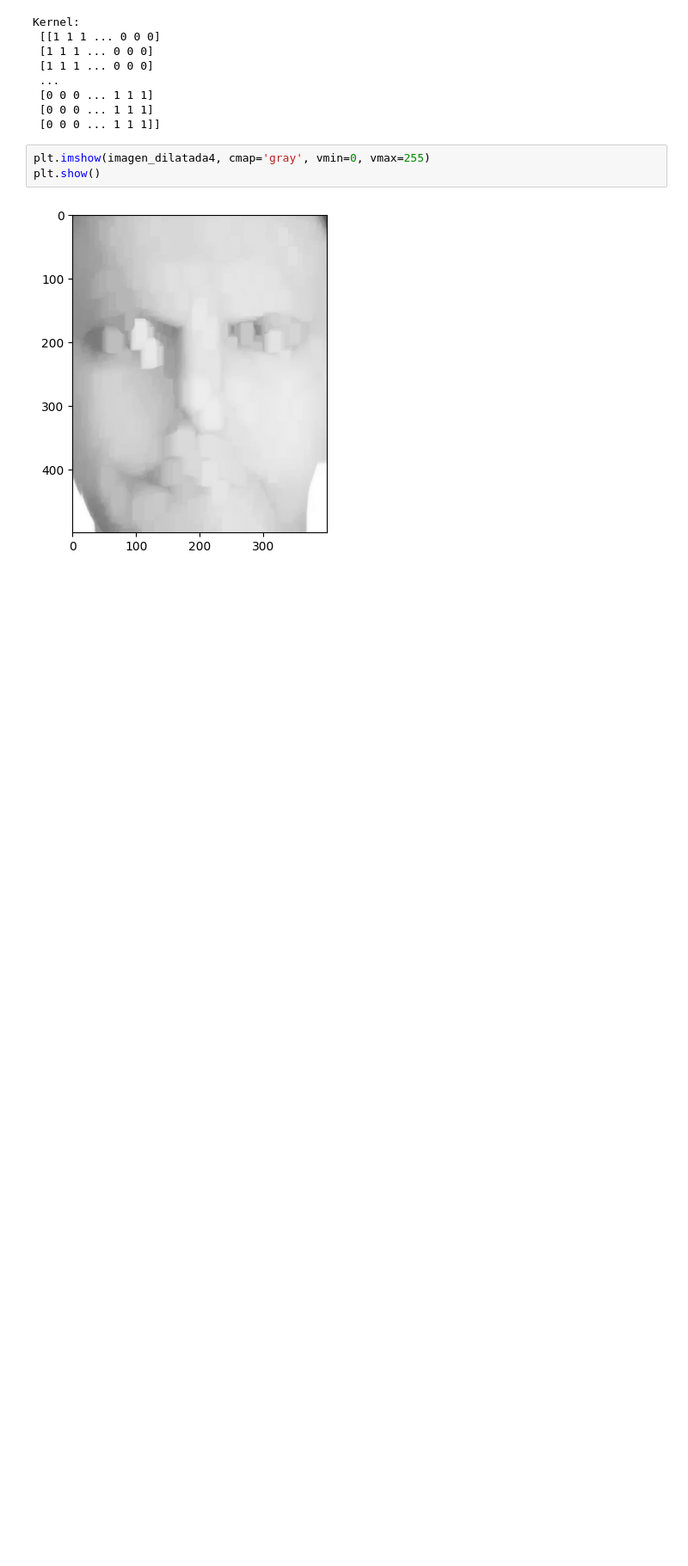
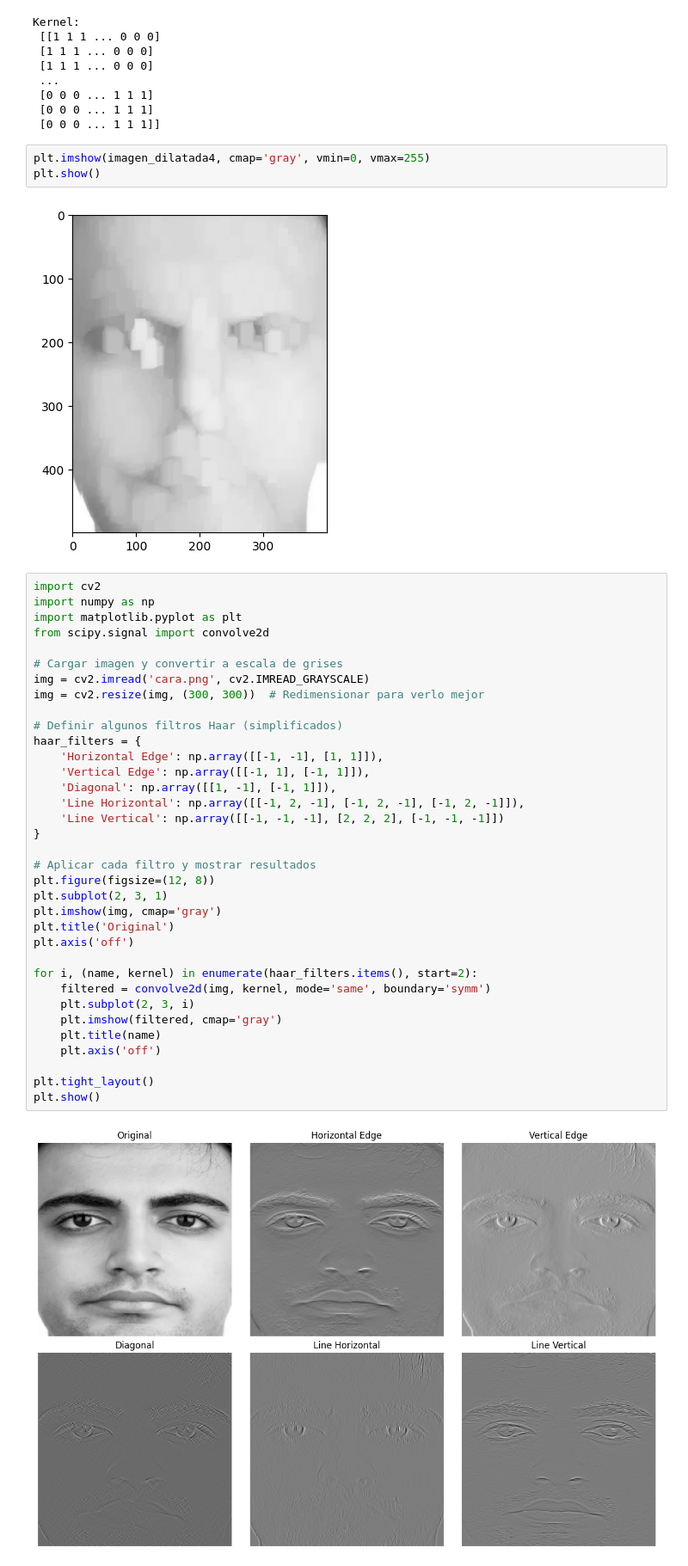
Before and after one commit to pabcannav/proyectoPID, a Jupyter notebook: cascadas_propias/cascadas.ipynb, the cells around one changed output. Shown at 86% size. Drawn from its saved outputs; the diff is of its cells as text; blank space fills up the shorter version.

```diff
--- a/cascadas_propias/cascadas.ipynb
+++ b/cascadas_propias/cascadas.ipynb
@@ -126,3 +120,40 @@ plt.imshow(imagen_dilatada4, cmap='gray', vmin=0, vmax=255)
 plt.show()
 # %% [output]
 [figure]
+# %%
+import cv2
+import numpy as np
+import matplotlib.pyplot as plt
+from scipy.signal import convolve2d
+
+# Cargar imagen y convertir a escala de grises
+img = cv2.imread('cara.png', cv2.IMREAD_GRAYSCALE)
+img = cv2.resize(img, (300, 300))  # Redimensionar para verlo mejor
+
+# Definir algunos filtros Haar (simplificados)
+haar_filters = {
+    'Horizontal Edge': np.array([[-1, -1], [1, 1]]),
+    'Vertical Edge': np.array([[-1, 1], [-1, 1]]),
+    'Diagonal': np.array([[1, -1], [-1, 1]]),
+    'Line Horizontal': np.array([[-1, 2, -1], [-1, 2, -1], [-1, 2, -1]]),
+    'Line Vertical': np.array([[-1, -1, -1], [2, 2, 2], [-1, -1, -1]])
+}
+
+# Aplicar cada filtro y mostrar resultados
+plt.figure(figsize=(12, 8))
+plt.subplot(2, 3, 1)
+plt.imshow(img, cmap='gray')
+plt.title('Original')
+plt.axis('off')
+
+for i, (name, kernel) in enumerate(haar_filters.items(), start=2):
+    filtered = convolve2d(img, kernel, mode='same', boundary='symm')
+    plt.subplot(2, 3, i)
+    plt.imshow(filtered, cmap='gray')
+    plt.title(name)
+    plt.axis('off')
+
+plt.tight_layout()
+plt.show()
+# %% [output]
+[figure, added]
```
Also changed, not shown: parts of 2 cells of this notebook, 7 other files.
